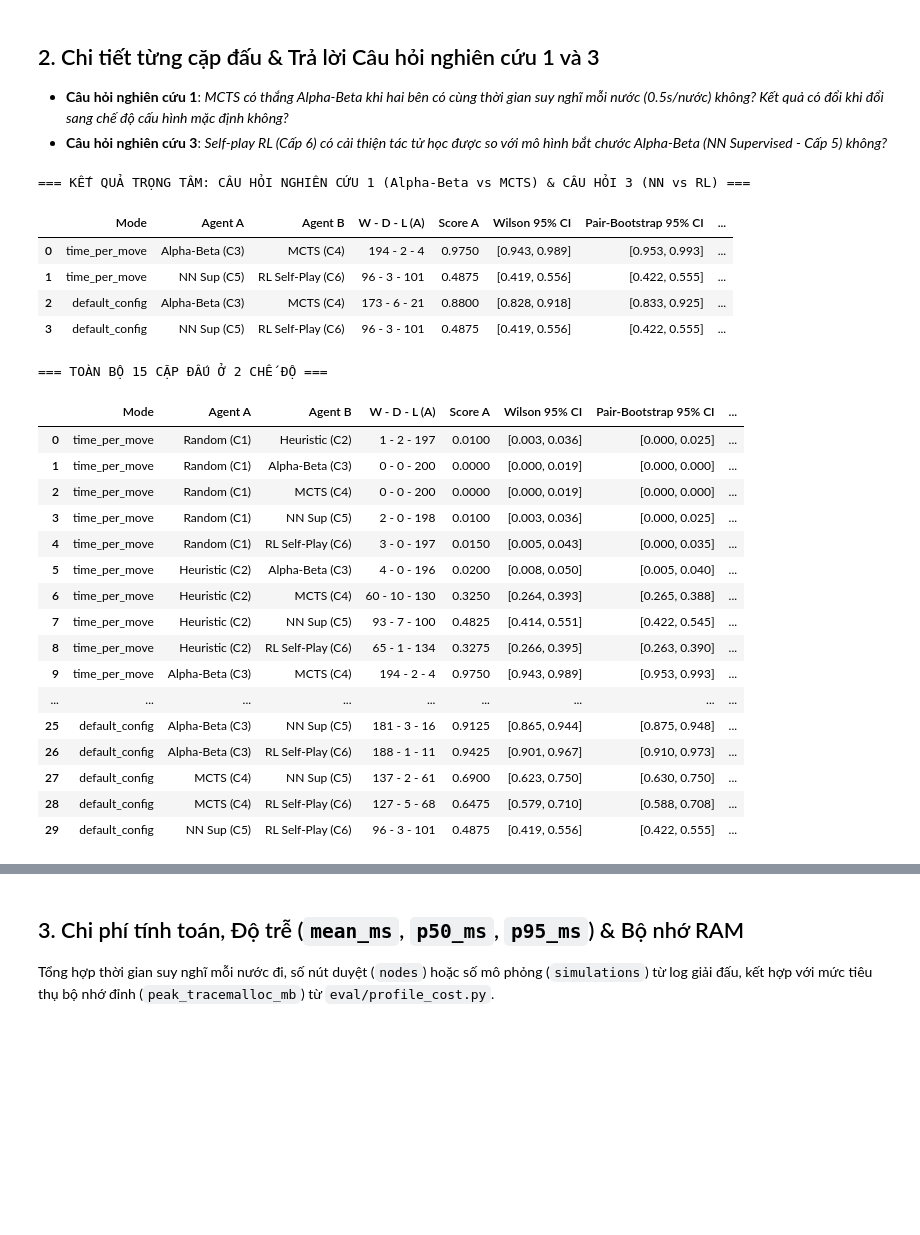
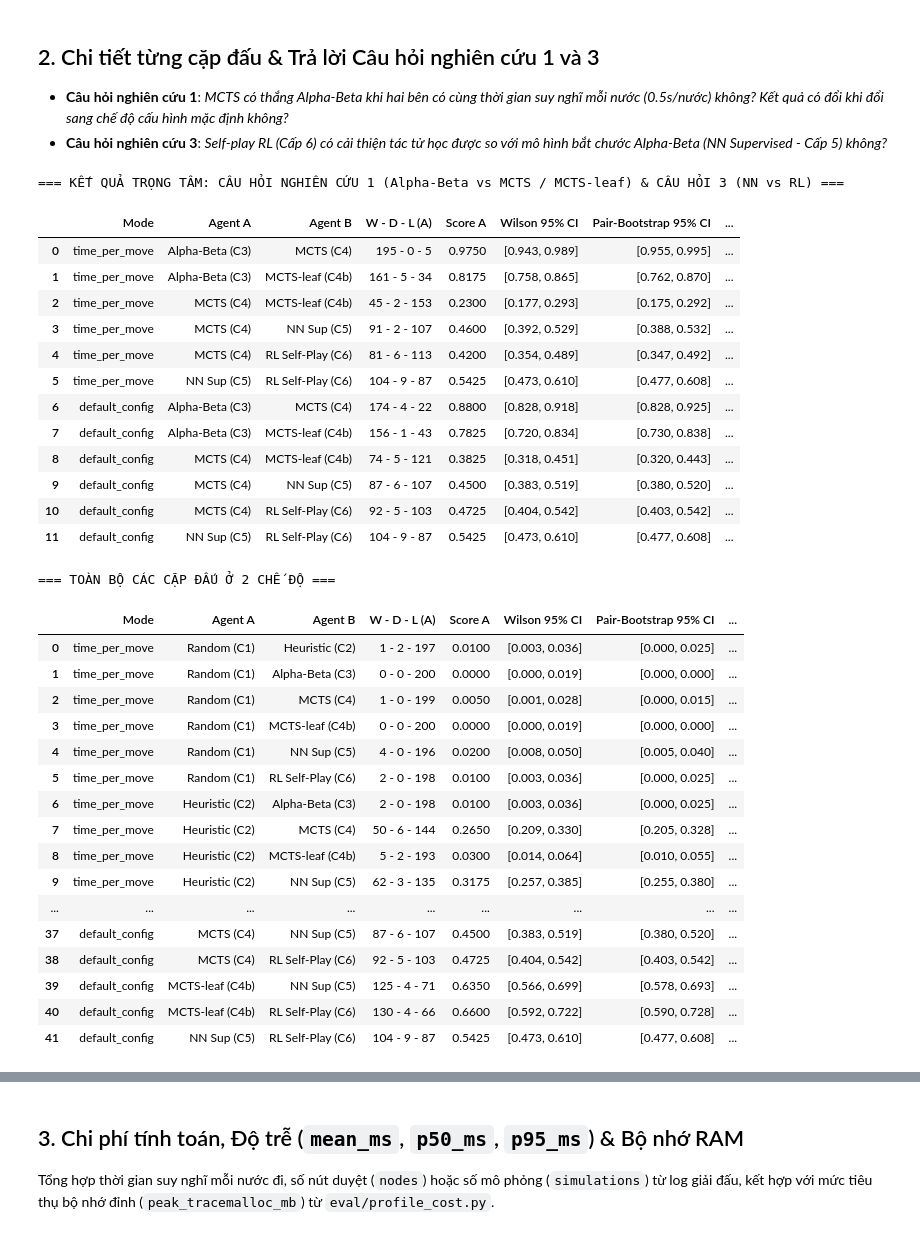
Before and after one commit to ngan23github/Advanced_Artificial_Intelligience_Group, a Jupyter notebook: Project_final/notebooks/01_tournament_results.ipynb, the cells around one changed output, grey strips where cells are left out. Saved outputs shown, nothing was run; the diff lists cells and outputs as text; code cells hidden in the pictures; blank space fills up the shorter version.

```diff
--- a/Project_final/notebooks/01_tournament_results.ipynb
+++ b/Project_final/notebooks/01_tournament_results.ipynb
@@ -27,7 +27,7 @@ LOGS = Path(os.environ.get("LOGS_DIR", REPO / "results" / "logs"))
 FIGS = Path(os.environ.get("FIG_DIR", REPO / "results" / "figures"))
 FIGS.mkdir(parents=True, exist_ok=True)
 
-RUN_NAME = "round_robin_v2"
+RUN_NAME = os.environ.get("RUN_NAME", "round_robin_v4")   # đổi tên run chính thức ở đây hoặc đặt biến môi trường RUN_NAME
 RUN_DIR = LOGS / RUN_NAME
 SUMMARY_PATH = RUN_DIR / "summary.json"
 GAMES_PATH = RUN_DIR / "games.jsonl"
@@ -45,6 +45,7 @@ LABELS = {
     "heuristic": "Heuristic (C2)",
     "alphabeta": "Alpha-Beta (C3)",
     "mcts": "MCTS (C4)",
+    "mcts_leaf": "MCTS-leaf (C4b)",
     "nn": "NN Sup (C5)",
     "rl": "RL Self-Play (C6)",
 }
@@ -134,7 +137,7 @@ for mode_name, mode_data in modes.items():
 fig, axes = plt.subplots(1, 2, figsize=(20, 6.2), dpi=140)
 mode_titles = {
     "time_per_move": "Chế độ 1: Cùng thời gian suy nghĩ (0.5s / nước)",
-    "default_config": "Chế độ 2: Cấu hình mặc định (depth=4 / sims=1000)",
+    "default_config": "Chế độ 2: Cấu hình mặc định (depth=4 / sims=2000)",
 }
 
 for ax, (mode_name, mode_data) in zip(axes, modes.items()):
@@ -179,57 +182,65 @@ print("Đã lưu hình:", FIGS / "01_tournament_score_matrices.png")
 # %%
 pair_rows = []
 for mode_name, mode_data in modes.items():
     for m in mode_data["matches"]:
         s = m["a_summary"]
         w_lo, w_hi = s["score_ci"]
         b_lo, b_hi = m["a_score_bootstrap_ci"]
         pair_rows.append({
             "Mode": mode_name,
             "Agent A": LABELS.get(m["a"], m["a"]),
             "Agent B": LABELS.get(m["b"], m["b"]),
             "W - D - L (A)": f"{s['wins']} - {s['draws']} - {s['losses']}",
             "Score A": round(s["score"], 4),
             "Wilson 95% CI": f"[{w_lo:.3f}, {w_hi:.3f}]",
             "Pair-Bootstrap 95% CI": f"[{b_lo:.3f}, {b_hi:.3f}]",
             "Score A (Black)": round(m["a_as_black"]["score"], 3),
             "Score A (White)": round(m["a_as_white"]["score"], 3),
         })
 
 df_pairs = pd.DataFrame(pair_rows)
-print("=== KẾT QUẢ TRỌNG TÂM: CÂU HỎI NGHIÊN CỨU 1 (Alpha-Beta vs MCTS) & CÂU HỎI 3 (NN vs RL) ===")
-focus = df_pairs[
-    ((df_pairs["Agent A"].str.contains("Alpha-Beta")) & (df_pairs["Agent B"].str.contains("MCTS")))
-    | ((df_pairs["Agent A"].str.contains("NN Sup")) & (df_pairs["Agent B"].str.contains("RL")))
-]
+print("=== KẾT QUẢ TRỌNG TÂM: CÂU HỎI NGHIÊN CỨU 1 (Alpha-Beta vs MCTS / MCTS-leaf) & CÂU HỎI 3 (NN vs RL) ===")
+FOCUS_PAIRS = [("alphabeta", "mcts"), ("alphabeta", "mcts_leaf"), ("mcts", "mcts_leaf"),
+               ("mcts", "nn"), ("mcts", "rl"), ("nn", "rl")]          # bảng 4.6 (cặp tiêu biểu)
+focus_set = {(LABELS.get(a, a), LABELS.get(b, b)) for a, b in FOCUS_PAIRS}
+focus = df_pairs[[(x, y) in focus_set for x, y in zip(df_pairs["Agent A"], df_pairs["Agent B"])]]
 display(focus.reset_index(drop=True))
 
-print("\n=== TOÀN BỘ 15 CẶP ĐẤU Ở 2 CHẾ ĐỘ ===")
+print("\n=== TOÀN BỘ CÁC CẶP ĐẤU Ở 2 CHẾ ĐỘ ===")
 display(df_pairs)
 # %% [output]
-=== KẾT QUẢ TRỌNG TÂM: CÂU HỎI NGHIÊN CỨU 1 (Alpha-Beta vs MCTS) & CÂU HỎI 3 (NN vs RL) ===
+=== KẾT QUẢ TRỌNG TÂM: CÂU HỎI NGHIÊN CỨU 1 (Alpha-Beta vs MCTS / MCTS-leaf) & CÂU HỎI 3 (NN vs RL) ===
 |  | Mode | Agent A | Agent B | W - D - L (A) | Score A | Wilson 95% CI | Pair-Bootstrap 95% CI | ... |
-| 0 | time_per_move | Alpha-Beta (C3) | MCTS (C4) | 194 - 2 - 4 | 0.9750 | [0.943, 0.989] | [0.953, 0.993] | ... |
-| 1 | time_per_move | NN Sup (C5) | RL Self-Play (C6) | 96 - 3 - 101 | 0.4875 | [0.419, 0.556] | [0.422, 0.555] | ... |
-| 2 | default_config | Alpha-Beta (C3) | MCTS (C4) | 173 - 6 - 21 | 0.8800 | [0.828, 0.918] | [0.833, 0.925] | ... |
-| 3 | default_config | NN Sup (C5) | RL Self-Play (C6) | 96 - 3 - 101 | 0.4875 | [0.419, 0.556] | [0.422, 0.555] | ... |
+| 0 | time_per_move | Alpha-Beta (C3) | MCTS (C4) | 195 - 0 - 5 | 0.9750 | [0.943, 0.989] | [0.955, 0.995] | ... |
+| 1 | time_per_move | Alpha-Beta (C3) | MCTS-leaf (C4b) | 161 - 5 - 34 | 0.8175 | [0.758, 0.865] | [0.762, 0.870] | ... |
+| 2 | time_per_move | MCTS (C4) | MCTS-leaf (C4b) | 45 - 2 - 153 | 0.2300 | [0.177, 0.293] | [0.175, 0.292] | ... |
+| 3 | time_per_move | MCTS (C4) | NN Sup (C5) | 91 - 2 - 107 | 0.4600 | [0.392, 0.529] | [0.388, 0.532] | ... |
+| 4 | time_per_move | MCTS (C4) | RL Self-Play (C6) | 81 - 6 - 113 | 0.4200 | [0.354, 0.489] | [0.347, 0.492] | ... |
+| 5 | time_per_move | NN Sup (C5) | RL Self-Play (C6) | 104 - 9 - 87 | 0.5425 | [0.473, 0.610] | [0.477, 0.608] | ... |
+| 6 | default_config | Alpha-Beta (C3) | MCTS (C4) | 174 - 4 - 22 | 0.8800 | [0.828, 0.918] | [0.828, 0.925] | ... |
+| 7 | default_config | Alpha-Beta (C3) | MCTS-leaf (C4b) | 156 - 1 - 43 | 0.7825 | [0.720, 0.834] | [0.730, 0.838] | ... |
+| 8 | default_config | MCTS (C4) | MCTS-leaf (C4b) | 74 - 5 - 121 | 0.3825 | [0.318, 0.451] | [0.320, 0.443] | ... |
+| 9 | default_config | MCTS (C4) | NN Sup (C5) | 87 - 6 - 107 | 0.4500 | [0.383, 0.519] | [0.380, 0.520] | ... |
+| 10 | default_config | MCTS (C4) | RL Self-Play (C6) | 92 - 5 - 103 | 0.4725 | [0.404, 0.542] | [0.403, 0.542] | ... |
+| 11 | default_config | NN Sup (C5) | RL Self-Play (C6) | 104 - 9 - 87 | 0.5425 | [0.473, 0.610] | [0.477, 0.608] | ... |
-=== TOÀN BỘ 15 CẶP ĐẤU Ở 2 CHẾ ĐỘ ===
+=== TOÀN BỘ CÁC CẶP ĐẤU Ở 2 CHẾ ĐỘ ===
 |  | Mode | Agent A | Agent B | W - D - L (A) | Score A | Wilson 95% CI | Pair-Bootstrap 95% CI | ... |
 | 0 | time_per_move | Random (C1) | Heuristic (C2) | 1 - 2 - 197 | 0.0100 | [0.003, 0.036] | [0.000, 0.025] | ... |
 | 1 | time_per_move | Random (C1) | Alpha-Beta (C3) | 0 - 0 - 200 | 0.0000 | [0.000, 0.019] | [0.000, 0.000] | ... |
-| 2 | time_per_move | Random (C1) | MCTS (C4) | 0 - 0 - 200 | 0.0000 | [0.000, 0.019] | [0.000, 0.000] | ... |
-| 3 | time_per_move | Random (C1) | NN Sup (C5) | 2 - 0 - 198 | 0.0100 | [0.003, 0.036] | [0.000, 0.025] | ... |
-| 4 | time_per_move | Random (C1) | RL Self-Play (C6) | 3 - 0 - 197 | 0.0150 | [0.005, 0.043] | [0.000, 0.035] | ... |
-| 5 | time_per_move | Heuristic (C2) | Alpha-Beta (C3) | 4 - 0 - 196 | 0.0200 | [0.008, 0.050] | [0.005, 0.040] | ... |
-| 6 | time_per_move | Heuristic (C2) | MCTS (C4) | 60 - 10 - 130 | 0.3250 | [0.264, 0.393] | [0.265, 0.388] | ... |
-| 7 | time_per_move | Heuristic (C2) | NN Sup (C5) | 93 - 7 - 100 | 0.4825 | [0.414, 0.551] | [0.422, 0.545] | ... |
-| 8 | time_per_move | Heuristic (C2) | RL Self-Play (C6) | 65 - 1 - 134 | 0.3275 | [0.266, 0.395] | [0.263, 0.390] | ... |
-| 9 | time_per_move | Alpha-Beta (C3) | MCTS (C4) | 194 - 2 - 4 | 0.9750 | [0.943, 0.989] | [0.953, 0.993] | ... |
+| 2 | time_per_move | Random (C1) | MCTS (C4) | 1 - 0 - 199 | 0.0050 | [0.001, 0.028] | [0.000, 0.015] | ... |
+| 3 | time_per_move | Random (C1) | MCTS-leaf (C4b) | 0 - 0 - 200 | 0.0000 | [0.000, 0.019] | [0.000, 0.000] | ... |
+| 4 | time_per_move | Random (C1) | NN Sup (C5) | 4 - 0 - 196 | 0.0200 | [0.008, 0.050] | [0.005, 0.040] | ... |
+| 5 | time_per_move | Random (C1) | RL Self-Play (C6) | 2 - 0 - 198 | 0.0100 | [0.003, 0.036] | [0.000, 0.025] | ... |
+| 6 | time_per_move | Heuristic (C2) | Alpha-Beta (C3) | 2 - 0 - 198 | 0.0100 | [0.003, 0.036] | [0.000, 0.025] | ... |
+| 7 | time_per_move | Heuristic (C2) | MCTS (C4) | 50 - 6 - 144 | 0.2650 | [0.209, 0.330] | [0.205, 0.328] | ... |
+| 8 | time_per_move | Heuristic (C2) | MCTS-leaf (C4b) | 5 - 2 - 193 | 0.0300 | [0.014, 0.064] | [0.010, 0.055] | ... |
+| 9 | time_per_move | Heuristic (C2) | NN Sup (C5) | 62 - 3 - 135 | 0.3175 | [0.257, 0.385] | [0.255, 0.380] | ... |
 | ... | ... | ... | ... | ... | ... | ... | ... | ... |
-| 25 | default_config | Alpha-Beta (C3) | NN Sup (C5) | 181 - 3 - 16 | 0.9125 | [0.865, 0.944] | [0.875, 0.948] | ... |
-| 26 | default_config | Alpha-Beta (C3) | RL Self-Play (C6) | 188 - 1 - 11 | 0.9425 | [0.901, 0.967] | [0.910, 0.973] | ... |
-| 27 | default_config | MCTS (C4) | NN Sup (C5) | 137 - 2 - 61 | 0.6900 | [0.623, 0.750] | [0.630, 0.750] | ... |
-| 28 | default_config | MCTS (C4) | RL Self-Play (C6) | 127 - 5 - 68 | 0.6475 | [0.579, 0.710] | [0.588, 0.708] | ... |
-| 29 | default_config | NN Sup (C5) | RL Self-Play (C6) | 96 - 3 - 101 | 0.4875 | [0.419, 0.556] | [0.422, 0.555] | ... |
+| 37 | default_config | MCTS (C4) | NN Sup (C5) | 87 - 6 - 107 | 0.4500 | [0.383, 0.519] | [0.380, 0.520] | ... |
+| 38 | default_config | MCTS (C4) | RL Self-Play (C6) | 92 - 5 - 103 | 0.4725 | [0.404, 0.542] | [0.403, 0.542] | ... |
+| 39 | default_config | MCTS-leaf (C4b) | NN Sup (C5) | 125 - 4 - 71 | 0.6350 | [0.566, 0.699] | [0.578, 0.693] | ... |
+| 40 | default_config | MCTS-leaf (C4b) | RL Self-Play (C6) | 130 - 4 - 66 | 0.6600 | [0.592, 0.722] | [0.590, 0.728] | ... |
+| 41 | default_config | NN Sup (C5) | RL Self-Play (C6) | 104 - 9 - 87 | 0.5425 | [0.473, 0.610] | [0.477, 0.608] | ... |
 # %%
 fig, (ax1, ax2) = plt.subplots(1, 2, figsize=(14.5, 5.2), dpi=140)
 
```
Also changed, not shown: parts of 11 cells of this notebook, 13 other files.
